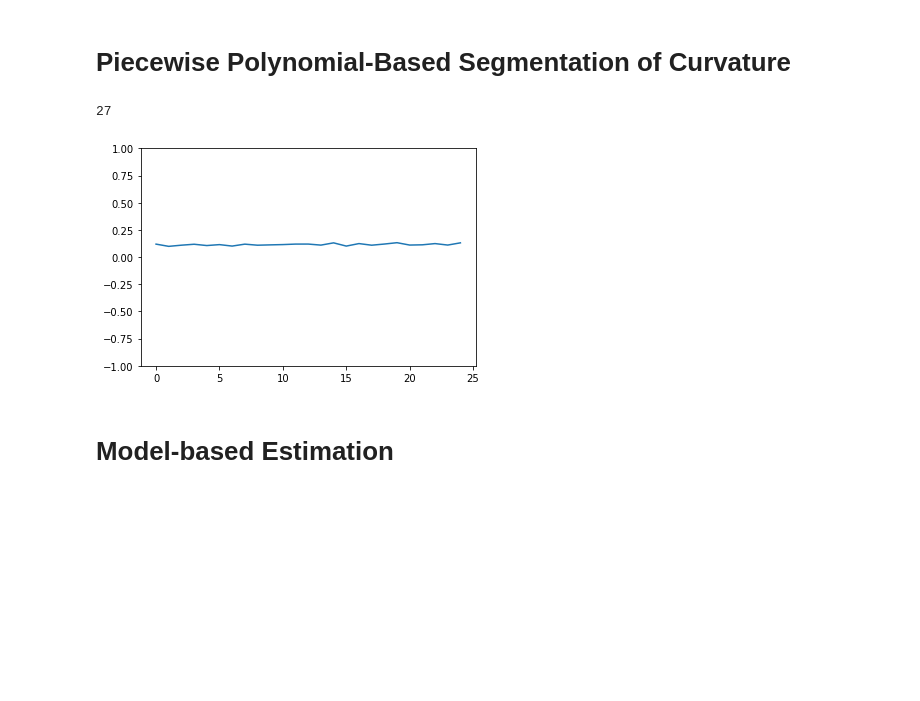
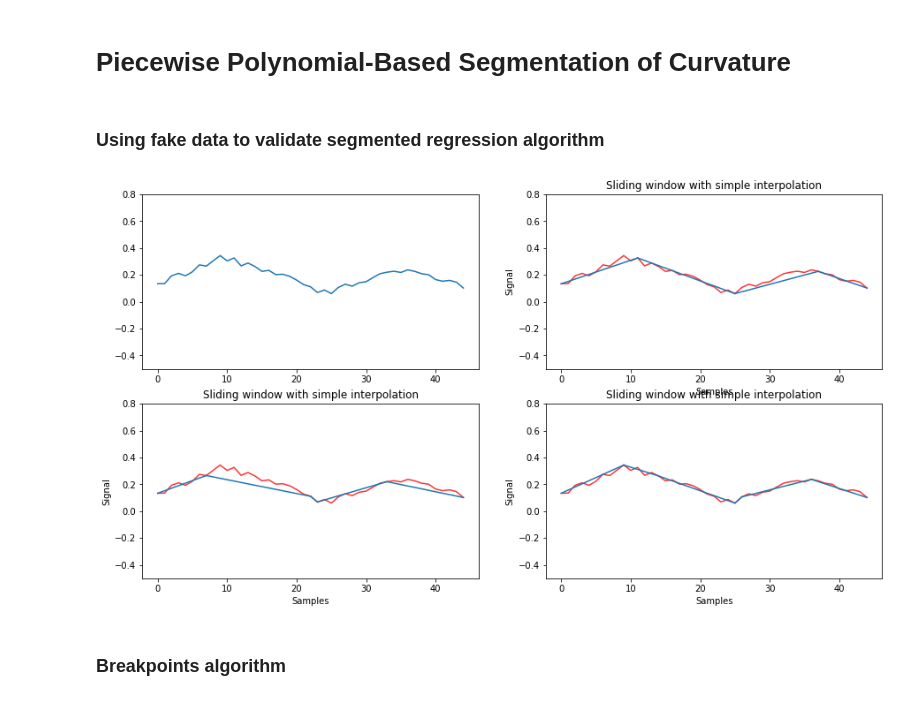
Before and after one commit to JakeVoon/ResearchProject, a Jupyter notebook: ForceSensing.ipynb, the cells around one changed output. Cells and saved outputs as stored; diff of their text form; code cells hidden in the pictures; blank space fills up the shorter version.

```diff
--- a/ForceSensing.ipynb
+++ b/ForceSensing.ipynb
@@ -62,13 +64,2 @@ for s in string:
 # %% [markdown]
 # Piecewise Polynomial-Based Segmentation of Curvature
-# %%
-curvatures = data[0]['curvatures']
-
-
-plt.plot(curvatures)
-plt.ylim((-1,1))
-
-print(len(data[10]['positions_3d']))
-# %% [output]
-27
-[figure, removed]
@@ -113,2 +66,41 @@ def force_mag_thres(min_force,num_of_segments,curvatures):
-# %% [markdown]
-# Model-based Estimation
+# %% [markdown]
+### Using fake data to validate segmented regression algorithm
+# %%
+a = np.linspace(0.1,0.3,10)
+b = np.linspace(0.3,0.05,15)
+c = np.linspace(0.05,0.2,10)
+d = np.linspace(0.2,0.1,10)
+fake_data = np.concatenate((a,b,c,d))
+
+noisy_data = np.random.random_sample(fake_data.shape) / 20
+noisy_data = noisy_data + fake_data
+
+max_error = 0.005
+
+fig=plt.figure(figsize=(15,8))
+
+plt.subplot(2,2,1)
+plt.plot(noisy_data)
+plt.ylim((-0.5,0.8));
+
+plt.subplot(2,2,2)
+segments = segment.slidingwindowsegment(noisy_data, fit.interpolate, fit.sumsquared_error, max_error)
+segment.draw_plot(noisy_data,"Sliding window with simple interpolation")
+segment.draw_segments(segments)
+plt.ylim((-0.5,0.8));
+
+plt.subplot(2,2,3)
+segments = segment.bottomupsegment(noisy_data, fit.interpolate, fit.sumsquared_error, max_error)
+segment.draw_plot(noisy_data,"Sliding window with simple interpolation")
+segment.draw_segments(segments)
+plt.ylim((-0.5,0.8));
+
+plt.subplot(2,2,4)
+segments = segment.topdownsegment(noisy_data, fit.interpolate, fit.sumsquared_error, max_error)
+segment.draw_plot(noisy_data,"Sliding window with simple interpolation")
+segment.draw_segments(segments)
+plt.ylim((-0.5,0.8));
+# %% [output]
+[figure, added]
+# %% [markdown]
+### Breakpoints algorithm
```
Also changed, not shown: parts of 2 cells of this notebook, 7 other files.
